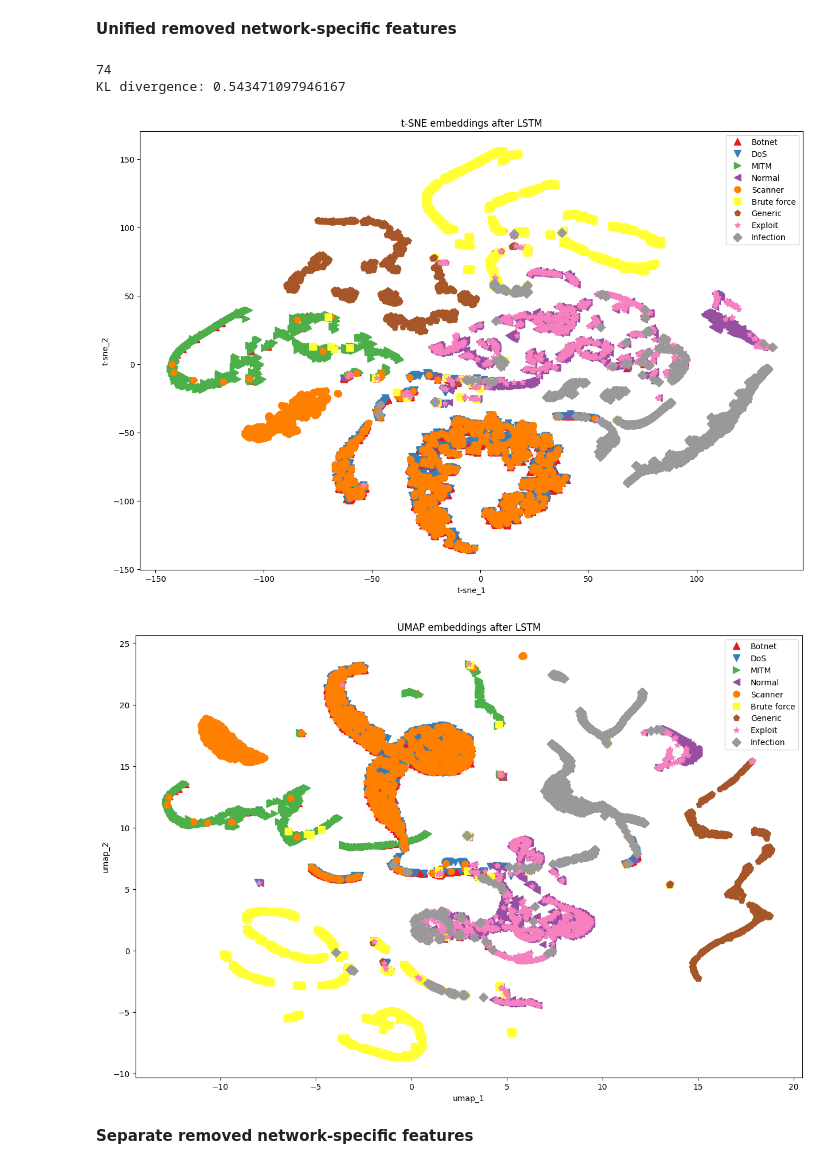
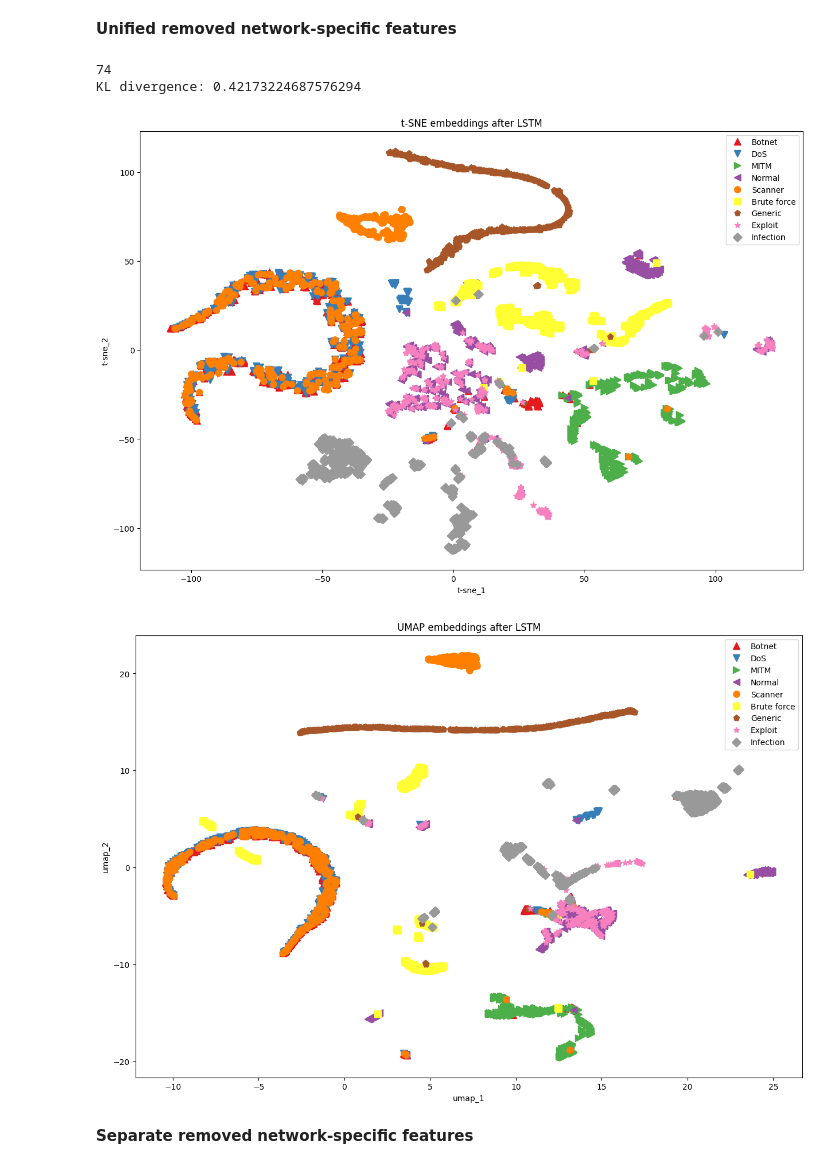
Before and after one commit to thetonk/master-thesis, a Jupyter notebook: notebooks/data-transformations.ipynb, the cells around one changed output. Cells and saved outputs as stored; diff of their text form; code cells hidden in the pictures.

Commit message:
make embedding plots more clear by undersampling

```diff
--- a/notebooks/data-transformations.ipynb
+++ b/notebooks/data-transformations.ipynb
@@ -152,6 +152,6 @@ Training took 406 seconds.
 # %%
 # training transformer with separate removed network specific features
-train_sep_removed_data, test_sep_removed_data = random_split(dataset_transformer_removed, [0.9, 0.1])
+train_sep_removed_data, test_sep_removed_data = random_split(dataset_transformer_removed, [0.965, 0.035])
 train_loader = DataLoader(train_sep_removed_data, batch_removed_size, shuffle=True, pin_memory=True, persistent_workers=True, num_workers=8)
 train_metric = MulticlassAccuracy(average="macro", num_classes=n_classes, device=DEVICE)
 transformer_sep_removed_model.to(DEVICE)
@@ -178,6 +178,6 @@ Training took 42 seconds.
 # %%
 # training transformer with unified removed network specific features
-train_uni_removed_data, test_uni_removed_data = random_split(dataset_unified_removed, [0.9, 0.1])
+train_uni_removed_data, test_uni_removed_data = random_split(dataset_unified_removed, [0.965, 0.035])
 train_loader = DataLoader(train_uni_removed_data, batch_removed_size, shuffle=True, pin_memory=True, persistent_workers=True, num_workers=8)
 train_metric = MulticlassAccuracy(average="macro", num_classes=n_classes, device=DEVICE)
 transformer_uni_removed_model.to(DEVICE)
@@ -206,8 +206,8 @@ Training took 42 seconds.
 #### Transformer
 **All network specific features included**
 # %%
-umap_reducer = umap.UMAP(n_components=2, n_neighbors=60, n_jobs=-1, min_dist=0.2)
-tsne_reducer = TSNE(n_components=2, perplexity=50, method="barnes_hut", n_jobs=-1, max_iter=2000)
+umap_reducer = umap.UMAP(n_components=2, n_neighbors=30, n_jobs=-1, min_dist=0.2)
+tsne_reducer = TSNE(n_components=2, perplexity=25, method="barnes_hut", n_jobs=-1, max_iter=2000)
 
 X_test, y_test = test_data.dataset[test_data.indices][0], test_data.dataset[test_data.indices][1]
 embedding = tsne_reducer.fit_transform(X_test)
@@ -400,7 +405,7 @@ lstm_uni_removed_model = MyLSTMClassifier(n_classes, **lstm_uni_removed_hyperpar
 
 # training transformer with all network specific features included
 print("TRAINING LSTM WITH ALL NETWORK SPECIFIC FEATURES!")
-train_data, test_data = random_split(dataset, [0.9, 0.1])
+train_data, test_data = random_split(dataset, [0.965, 0.035])
 train_loader = DataLoader(train_data, batch_size, shuffle=True, pin_memory=True, persistent_workers=True, num_workers=8)
 train_metric = MulticlassAccuracy(average="macro", num_classes=n_classes, device=DEVICE)
 lstm_model.to(DEVICE)
@@ -409,7 +414,7 @@ del lstm_model
 
 # training transformer with unified removed network specific
 print("TRAINING LSTM WITH UNIFIED REMOVED NETWORK SPECIFIC FEATURES!")
-train_uni_removed_data, test_uni_removed_data = random_split(dataset_unified_removed, [0.9, 0.1])
+train_uni_removed_data, test_uni_removed_data = random_split(dataset_unified_removed, [0.965, 0.035])
 train_loader = DataLoader(train_uni_removed_data, batch_uni_removed_size, shuffle=True, pin_memory=True, persistent_workers=True, num_workers=8)
 train_metric = MulticlassAccuracy(average="macro", num_classes=n_classes, device=DEVICE)
 lstm_uni_removed_model.to(DEVICE)
@@ -419,7 +424,7 @@ del lstm_uni_removed_model
 
 # training transformer with all network specific features included
 print("TRAINING LSTM WITH SEPARATE REMOVED NETWORK SPECIFIC FEATURES!")
-train_sep_removed_data, test_sep_removed_data = random_split(dataset_lstm_removed, [0.9, 0.1])
+train_sep_removed_data, test_sep_removed_data = random_split(dataset_lstm_removed, [0.965, 0.035])
 train_loader = DataLoader(train_sep_removed_data, batch_size, shuffle=True, pin_memory=True, persistent_workers=True, num_workers=8)
 train_metric = MulticlassAccuracy(average="macro", num_classes=n_classes, device=DEVICE)
 lstm_sep_removed_model.to(DEVICE)
@@ -467,37 +486,37 @@ KL divergence: 0.5904713273048401
 # %% [markdown]
 **Unified removed network-specific features**
 # %%
-tsne_reducer = TSNE(n_components=2, perplexity=30, method="barnes_hut", n_jobs=-1, max_iter=2000)
+tsne_reducer = TSNE(n_components=2, perplexity=20, method="barnes_hut", n_jobs=-1, max_iter=2000)
 umap_reducer = umap.UMAP(n_components=2, n_neighbors=25, n_jobs=-1, min_dist=0.2)
 X_test, y_test = test_uni_removed_data.dataset[test_uni_removed_data.indices][0], test_uni_removed_data.dataset[test_uni_removed_data.indices][1]
 lstm_model = MyLSTMClassifier(n_classes, **lstm_uni_removed_hyperparameters).to(DEVICE)
 lstm_model.load_state_dict(torch.load(lstm_removed_uni_model_file, weights_only=True))
 lstm_model.eval()
 lstm_output = torch.empty((X_test.shape[0], lstm_model.hidden_lstm_states//2), dtype=torch.float32).to(DEVICE)
 dataloader = DataLoader(test_uni_removed_data, batch_size=batch_uni_removed_size, pin_memory=True, num_workers=8, shuffle=False)
 offset = 0
 print(X_test.shape[1])
 with torch.inference_mode():
     for data, label in dataloader:
         n = data.shape[0]
         data = data.to(DEVICE)
         lstm_output[offset:offset+n] = lstm_model.lstm_layers(data)
         offset += n
 assert offset == lstm_output.shape[0]
 
 lstm_output = lstm_output.to("cpu")
 embedding = tsne_reducer.fit_transform(lstm_output)
 print("KL divergence:", tsne_reducer.kl_divergence_)
 plot_embedding(embedding, y_test, "t-sne", "t-SNE embeddings after LSTM")
 
 umap_reducer = umap.UMAP(n_components=2, n_neighbors=40, n_jobs=-1, min_dist=0.2)
 embedding = umap_reducer.fit_transform(lstm_output)
 plot_embedding(embedding, y_test, "umap", "UMAP embeddings after LSTM")
 # %% [output]
 74
-KL divergence: 0.543471097946167
+KL divergence: 0.42173224687576294
-[figure, old version]
+[figure, new version]
-[figure, old version]
+[figure, new version]
 # %% [markdown]
 **Separate removed network-specific features**
 # %%
```
Also changed, not shown: parts of 13 cells of this notebook, 19 other files.
